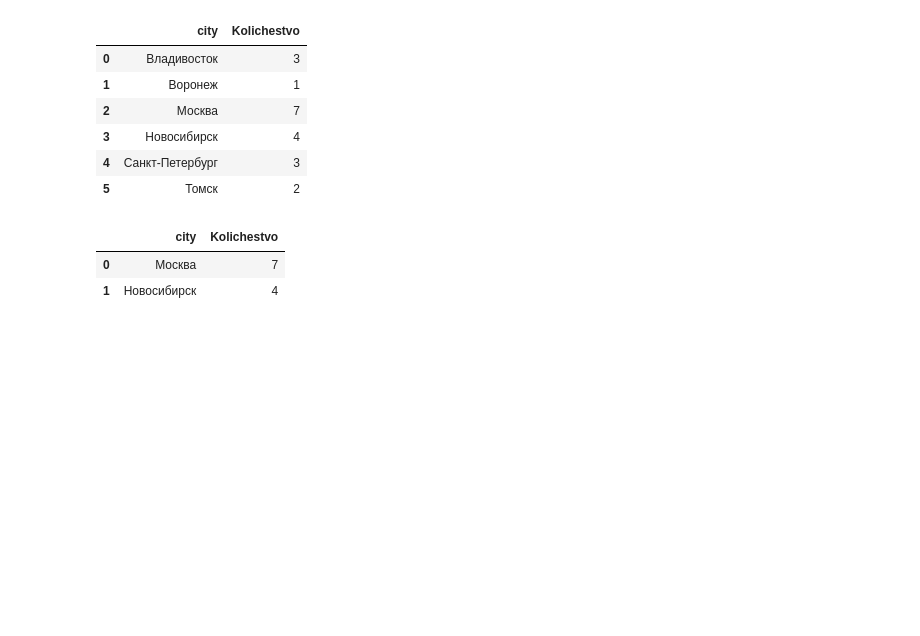
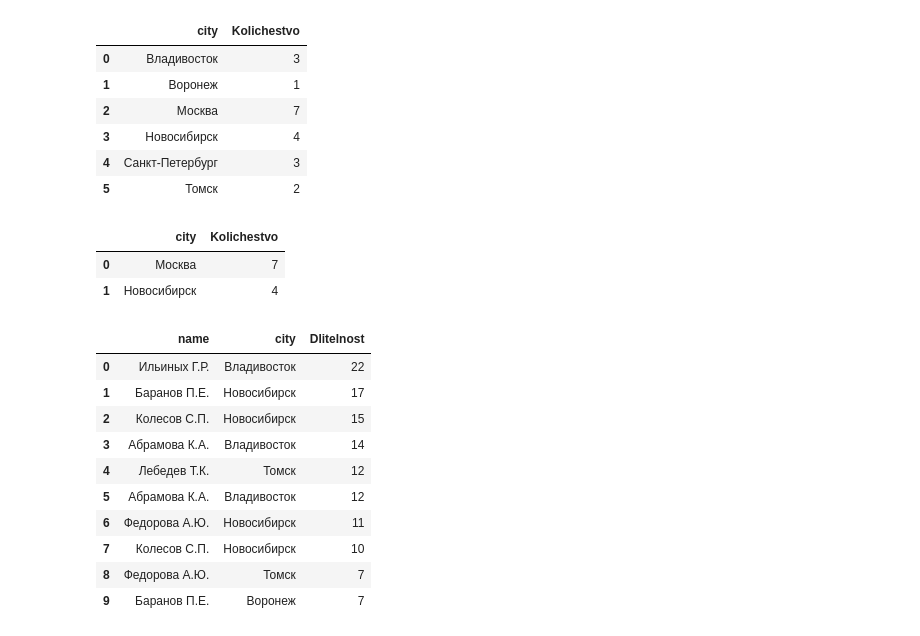
Before and after one commit to dinarsadykow/cv_hw, a Jupyter notebook: Stepik_SQL_hw.ipynb, the cells around one changed output. Drawn from its saved outputs; the diff is of its cells as text; code cells hidden in the pictures; blank space fills up the shorter version.

```diff
--- a/Stepik_SQL_hw.ipynb
+++ b/Stepik_SQL_hw.ipynb
@@ -266,3 +251,26 @@ spark.sql(sql_164).toPandas()
 |  | city | Kolichestvo |
 | 0 | Москва | 7 |
 | 1 | Новосибирск | 4 |
+# %%
+sql_165 = """SELECT
+    name
+    , city
+    , DATEDIFF(date_last,date_first)+1 AS Dlitelnost
+
+FROM trip
+WHERE city NOT IN ('Москва','Санкт-Петербург')
+ORDER BY Dlitelnost DESC, city DESC"""
+
+spark.sql(sql_165).toPandas()
+# %% [output]
+|  | name | city | Dlitelnost |
+| 0 | Ильиных Г.Р. | Владивосток | 22 |
+| 1 | Баранов П.Е. | Новосибирск | 17 |
+| 2 | Колесов С.П. | Новосибирск | 15 |
+| 3 | Абрамова К.А. | Владивосток | 14 |
+| 4 | Лебедев Т.К. | Томск | 12 |
+| 5 | Абрамова К.А. | Владивосток | 12 |
+| 6 | Федорова А.Ю. | Новосибирск | 11 |
+| 7 | Колесов С.П. | Новосибирск | 10 |
+| 8 | Федорова А.Ю. | Томск | 7 |
+| 9 | Баранов П.Е. | Воронеж | 7 |
```
Also changed, not shown: parts of 3 cells of this notebook.
